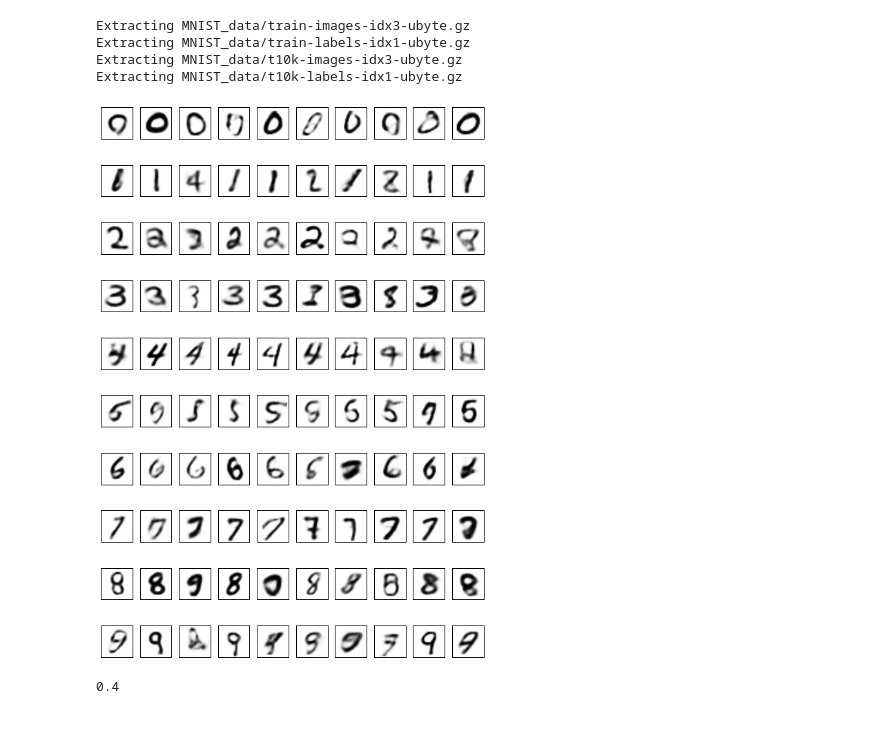
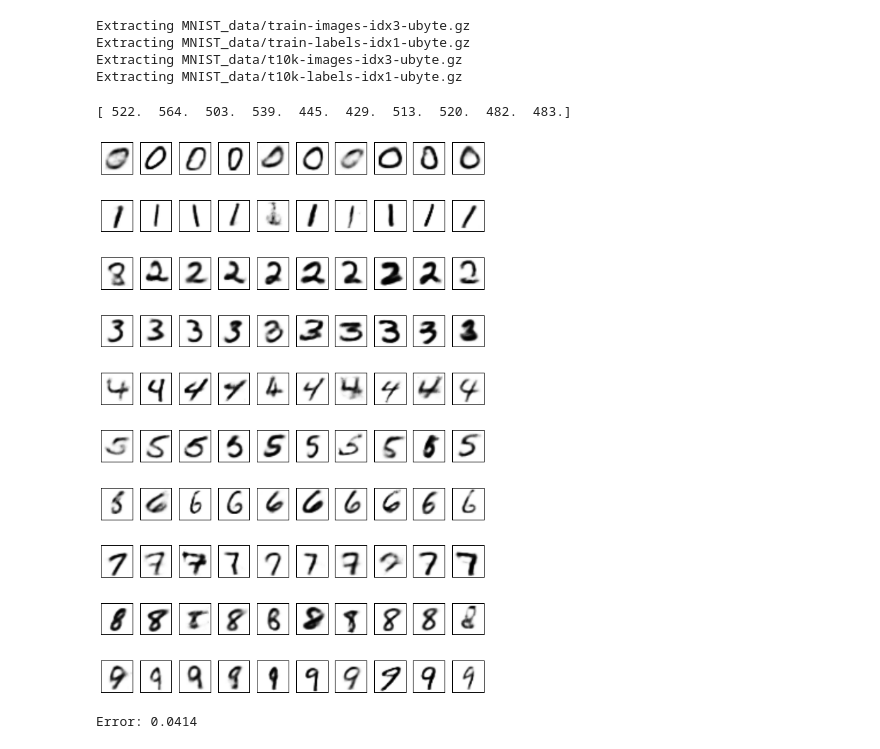
Before and after one commit to Jianbo-Lab/deep-learning-project, a Jupyter notebook: notebook/SSL.ipynb, the cells around one changed output. Drawn from its saved outputs; the diff is of its cells as text; code cells hidden in the pictures.

```diff
--- a/notebook/SSL.ipynb
+++ b/notebook/SSL.ipynb
@@ -37,8 +37,12 @@ def split_data(dataset, num_labeled):
     return d1, d2
 # %%
 # Split dataset into labeled and unlabeled
-# Easy: using many labeled examples
-labeled, unlabeled = split_data(mnist.train, 30000)
+num_labeled = 5000
+labeled, unlabeled = split_data(mnist.train, num_labeled)
+_, y = labeled.next_batch(num_labeled)
+print np.sum(y, axis=0)
+# %% [output]
+[ 522.  564.  503.  539.  445.  429.  513.  520.  482.  483.]
 # %%
 tf.reset_default_graph()
 # %%
@@ -59,46 +62,50 @@ tf.reset_default_graph()
 # %%
 #Load
 sess = tf.InteractiveSession()
-build_encoder1 = Encoder1(200)
-build_encoder2 = Encoder2(200)
-build_decoder = Decoder(200)
+build_encoder1 = Encoder1(500)
+build_encoder2 = Encoder2(500)
+build_decoder = Decoder(500)
 
 model = SSL_M2(sess, build_encoder1, build_encoder2, build_decoder, labeled, unlabeled,
-            batch_size = 100, z_dim = 30, x_dim = 784, y_dim=10, alpha=55000./10,
-           learning_rate = 0.005, num_epochs = 20, load=True,
-        #load_file = "checkpoints/SSL_M2_checkpoint_10000"
-               load_file = "checkpoints/SSL_M2_checkpoint_30000"
-               #load_file = "checkpoints/SSL_M2_checkpoint_50000"
+            batch_size = 100, z_dim = 50, x_dim = 784, y_dim=10, alpha=55000./10,
+           learning_rate = 1e-3, num_epochs = 20, load=True,
+        load_file = "checkpoints/SSL_M2_checkpoint_5000"
               )
 # %%
 #images, info = mnist.test.next_batch(100)
 num_examples = 10
+batch_size = 100
 
 labels = np.repeat(np.identity(10), num_examples, axis=0)
-generated_images = model.generate(num=100, labels=labels)
+generated_images = model.generate(num=batch_size, labels=labels)
 
-num_show = 5
+
 plt.figure(figsize=(8,12))
 for i in xrange(10):
     for j in xrange(num_examples):
         plt.subplot(10, num_examples, 10*i+j+1)
         plt.imshow(generated_images[10*i+j,].reshape(28, 28), cmap='gray_r')
         plt.xticks([])
         plt.yticks([])
 plt.tight_layout()
-#plt.savefig('images/SSL_generate_10000')
-plt.savefig('images/SSL_generate_30000')
-#plt.savefig('images/SSL_generate_50000')
+plt.savefig('images/SSL_generate_5000')
 plt.show()
 # %% [output]
-[figure, old version]
+[figure, new version]
 # %%
 # Classify validation images
-x_val, y_val = mnist.validation.next_batch(100)
-y_pred = model.classify(x_val)
-y_val = np.argmax(y_val, axis=1)
-print np.sum(y_pred == y_val)/100.
+batch_size = 100
+num_val = mnist.validation.num_examples
+tot = 0
+for t in xrange(num_val / batch_size):
+    x_val, y_val = mnist.validation.next_batch(batch_size)
+    y_pred = model.classify(x_val)
+    y_val = np.argmax(y_val, axis=1)
+    tot += np.sum(y_pred != y_val)
+print "Error: {}".format(float(tot)/num_val)
+with open("SSL_err_5000.txt", "w") as text_file:
+    text_file.write("Error: {}".format(float(tot)/num_val))
 # %% [output]
-0.4
+Error: 0.0414
 # %%
 sess.close()
```
Also changed, not shown: parts of 1 cell of this notebook, 14 other files.
